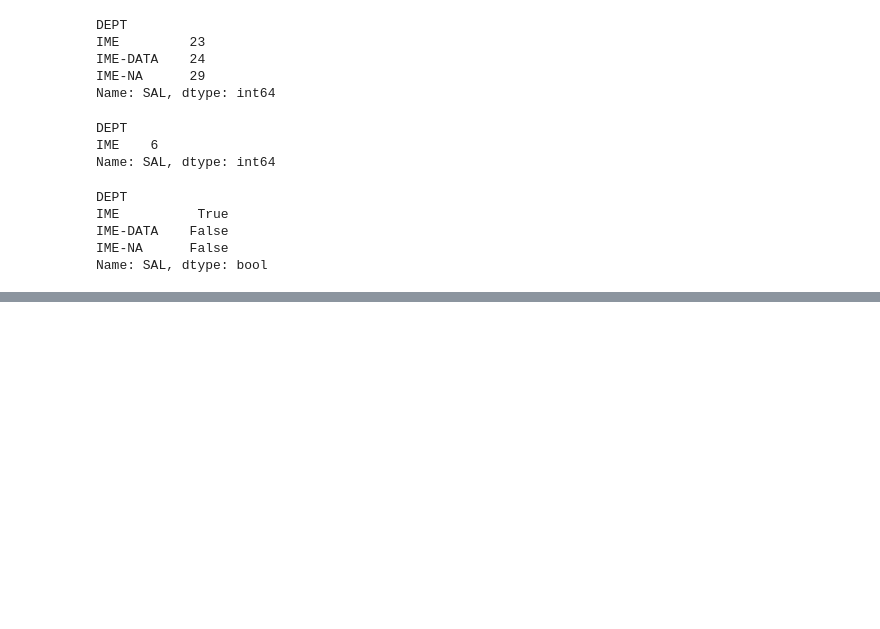
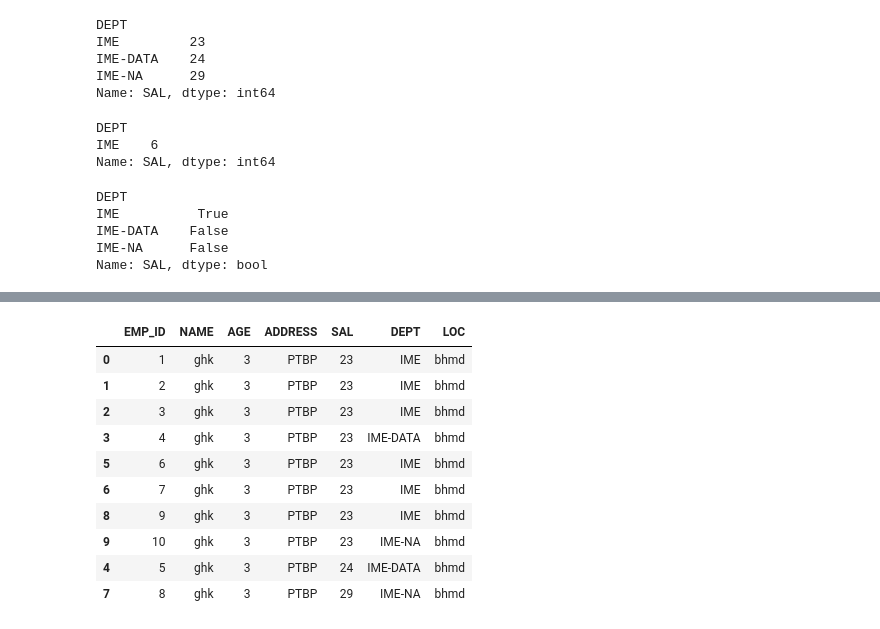
Before and after one commit to melwinmpk/Python_DSA, a Jupyter notebook: Pandas/Panda_Doubts.ipynb, the cells around one changed output, grey strips where cells are left out. Saved outputs shown, nothing was run; the diff lists cells and outputs as text; code cells hidden in the pictures; blank space fills up the shorter version.

Commit message:
data frame Interview Questioin

```diff
--- a/Pandas/Panda_Doubts.ipynb
+++ b/Pandas/Panda_Doubts.ipynb
@@ -233,0 +256,14 @@ Name: SAL, dtype: bool
+# %%
+df.sort_values(by = 'SAL')
+# %% [output]
+|  | EMP_ID | NAME | AGE | ADDRESS | SAL | DEPT | LOC |
+| 0 | 1 | ghk | 3 | PTBP | 23 | IME | bhmd |
+| 1 | 2 | ghk | 3 | PTBP | 23 | IME | bhmd |
+| 2 | 3 | ghk | 3 | PTBP | 23 | IME | bhmd |
+| 3 | 4 | ghk | 3 | PTBP | 23 | IME-DATA | bhmd |
+| 5 | 6 | ghk | 3 | PTBP | 23 | IME | bhmd |
+| 6 | 7 | ghk | 3 | PTBP | 23 | IME | bhmd |
+| 8 | 9 | ghk | 3 | PTBP | 23 | IME | bhmd |
+| 9 | 10 | ghk | 3 | PTBP | 23 | IME-NA | bhmd |
+| 4 | 5 | ghk | 3 | PTBP | 24 | IME-DATA | bhmd |
+| 7 | 8 | ghk | 3 | PTBP | 29 | IME-NA | bhmd |
```
Also changed, not shown: parts of 2 cells of this notebook, 2 other files.
